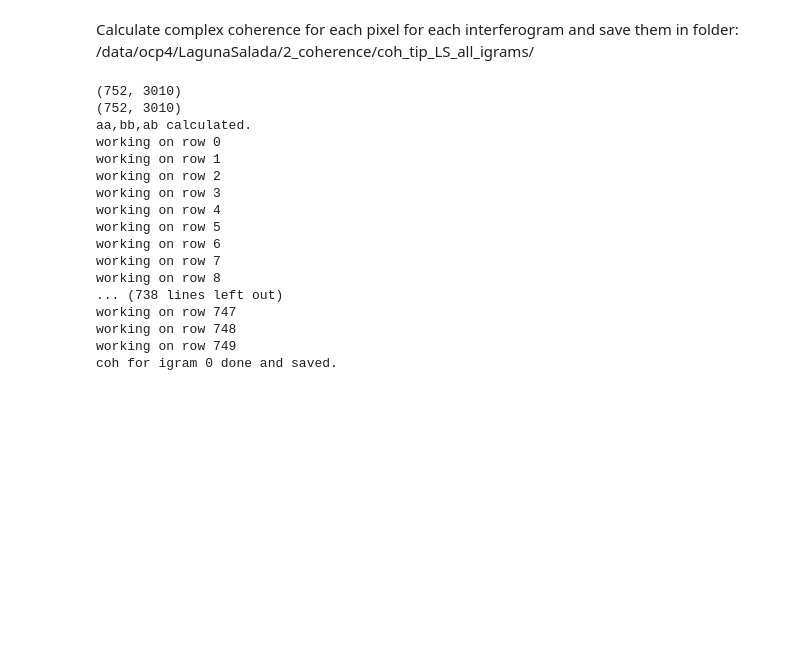
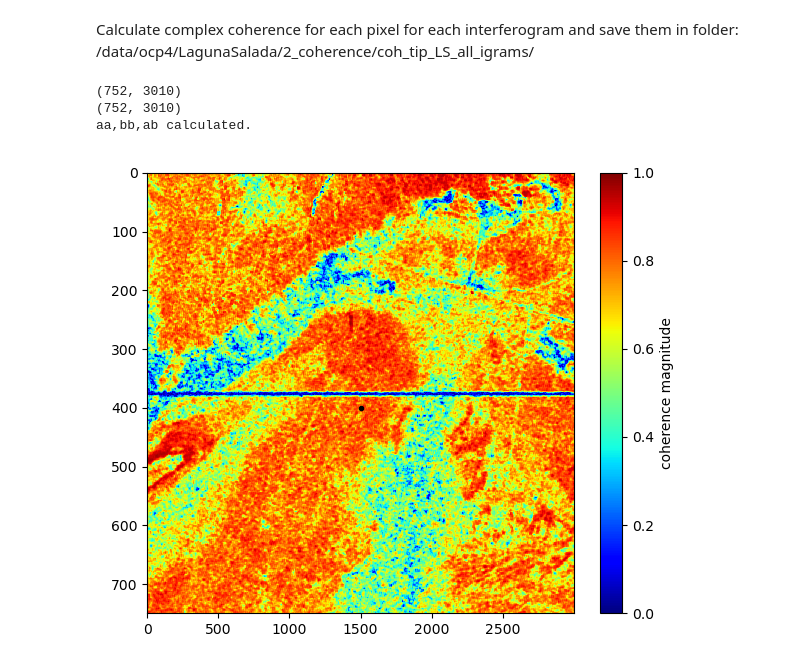
Before and after one commit to opaschall/LagunaSalada, a Jupyter notebook: 2_coherence/produce_coherence_files_for_sequential_igrams.ipynb, the cells around one changed output. Drawn from its saved outputs; the diff is of its cells as text; code cells hidden in the pictures; blank space fills up the shorter version.

```diff
--- a/2_coherence/produce_coherence_files_for_sequential_igrams.ipynb
+++ b/2_coherence/produce_coherence_files_for_sequential_igrams.ipynb
@@ -100,27 +100,26 @@ for i in range(1): # numIgrams if doing all of them at once
             #coh[i,y,x] = ab_temp/np.sqrt(aa_temp*bb_temp)
             coh[i,y,x] = np.abs(ab_temp/np.sqrt(aa_temp*bb_temp))
     # save the coherence plot so I can load it in easily to invert
+    '''
     save_file_name = 'coh_'+str(date1)+'-'+str(date2)+'.r4'
     colds = driver.Create(saveDir+save_file_name,dx2,dy2,1,gdal.GDT_Float32)
     colds.GetRasterBand(1).WriteArray(coh[i])
     colds=None
     print('coh for igram '+str(i)+' done and saved.')
+    '''
 #print('coherence calculated for every igram for every pixel.')
 # %% [output]
 (752, 3010)
 (752, 3010)
 aa,bb,ab calculated.
-working on row 0
-working on row 1
-working on row 2
-working on row 3
-working on row 4
-working on row 5
-working on row 6
-working on row 7
-working on row 8
-... (738 lines left out)
-working on row 747
-working on row 748
-working on row 749
-coh for igram 0 done and saved.
+# %%
+plt.figure(figsize=(6,5),tight_layout=True)
+plt.imshow(coh[i],vmin=0,vmax=1.0,cmap='jet',interpolation='none',aspect='auto')
+#plt.imshow(np.log(np.abs(slc1)),cmap='gray',interpolation='none',aspect='auto')
+#plt.xlim([dx,0])
+
+plt.plot(1500,400,'k.')
+plt.colorbar(label='coherence magnitude')
+plt.show()
+# %% [output]
+[figure, added]
```
Also changed, not shown: 23 other files.
